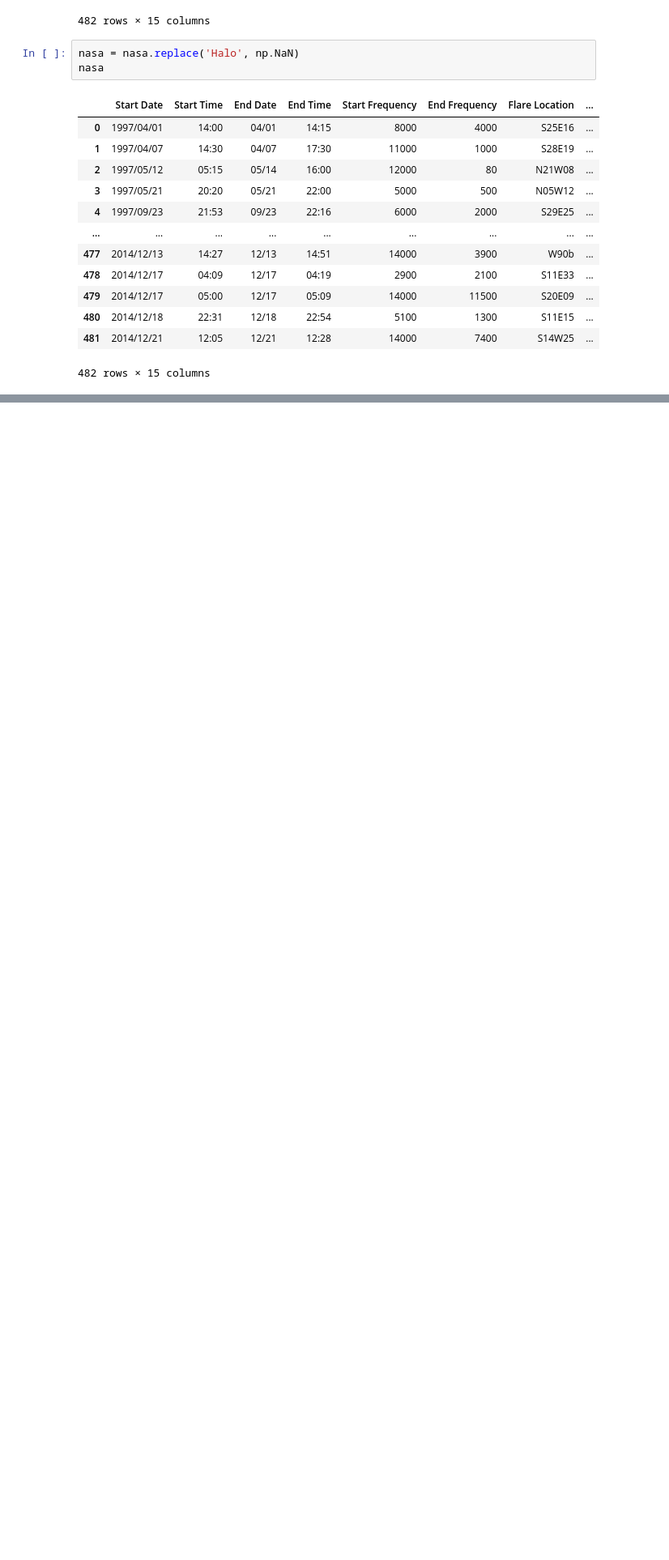
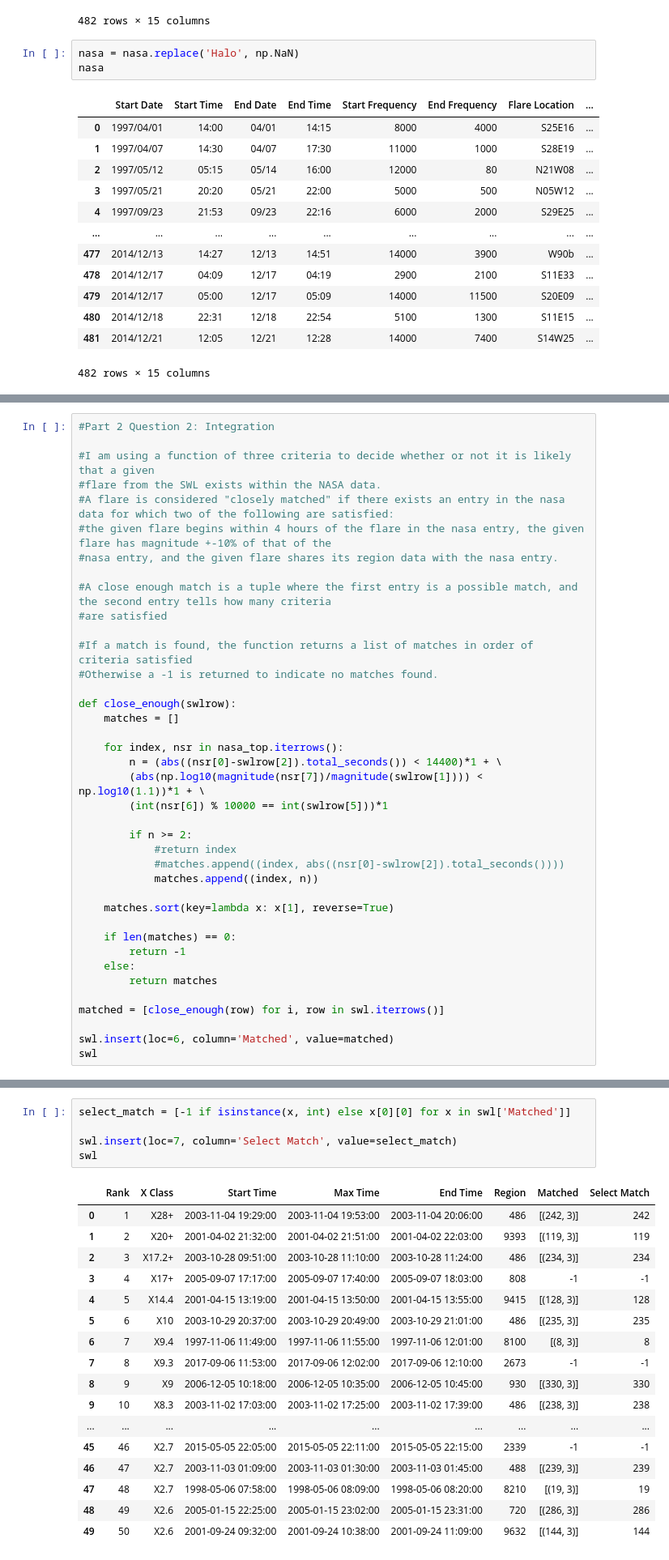
Before and after one commit to acoppens-umd/cmsc320, a Jupyter notebook: Project 1/CMSC320_Project1.ipynb, the cells around one changed output, grey strips where cells are left out. Shown at 81% size. Saved outputs shown, nothing was run; the diff lists cells and outputs as text; blank space fills up the shorter version.

```diff
--- a/Project 1/CMSC320_Project1.ipynb
+++ b/Project 1/CMSC320_Project1.ipynb
@@ -383,0 +481,39 @@ nasa
+# %%
+#Part 2 Question 2: Integration
+
+#I am using a function of three criteria to decide whether or not it is likely that a given
+#flare from the SWL exists within the NASA data.
+#A flare is considered "closely matched" if there exists an entry in the nasa data for which two of the following are satisfied:
+#the given flare begins within 4 hours of the flare in the nasa entry, the given flare has magnitude +-10% of that of the
+#nasa entry, and the given flare shares its region data with the nasa entry.
+
+#A close enough match is a tuple where the first entry is a possible match, and the second entry tells how many criteria
+#are satisfied
+
+#If a match is found, the function returns a list of matches in order of criteria satisfied
+#Otherwise a -1 is returned to indicate no matches found.
+
+def close_enough(swlrow):
+    matches = []
+
+    for index, nsr in nasa_top.iterrows():
+        n = (abs((nsr[0]-swlrow[2]).total_seconds()) < 14400)*1 + \
+        (abs(np.log10(magnitude(nsr[7])/magnitude(swlrow[1]))) < np.log10(1.1))*1 + \
+        (int(nsr[6]) % 10000 == int(swlrow[5]))*1
+
+        if n >= 2:
+            #return index
+            #matches.append((index, abs((nsr[0]-swlrow[2]).total_seconds())))
+            matches.append((index, n))
+
+    matches.sort(key=lambda x: x[1], reverse=True)
+
+    if len(matches) == 0:
+        return -1
+    else:
+        return matches
+
+matched = [close_enough(row) for i, row in swl.iterrows()]
+
+swl.insert(loc=6, column='Matched', value=matched)
+swl
@@ -383,0 +566,23 @@ nasa
+# %%
+select_match = [-1 if isinstance(x, int) else x[0][0] for x in swl['Matched']]
+
+swl.insert(loc=7, column='Select Match', value=select_match)
+swl
+# %% [output]
+|  | Rank | X Class | Start Time | Max Time | End Time | Region | Matched | Select Match |
+| 0 | 1 | X28+ | 2003-11-04 19:29:00 | 2003-11-04 19:53:00 | 2003-11-04 20:06:00 | 486 | [(242, 3)] | 242 |
+| 1 | 2 | X20+ | 2001-04-02 21:32:00 | 2001-04-02 21:51:00 | 2001-04-02 22:03:00 | 9393 | [(119, 3)] | 119 |
+| 2 | 3 | X17.2+ | 2003-10-28 09:51:00 | 2003-10-28 11:10:00 | 2003-10-28 11:24:00 | 486 | [(234, 3)] | 234 |
+| 3 | 4 | X17+ | 2005-09-07 17:17:00 | 2005-09-07 17:40:00 | 2005-09-07 18:03:00 | 808 | -1 | -1 |
+| 4 | 5 | X14.4 | 2001-04-15 13:19:00 | 2001-04-15 13:50:00 | 2001-04-15 13:55:00 | 9415 | [(128, 3)] | 128 |
+| 5 | 6 | X10 | 2003-10-29 20:37:00 | 2003-10-29 20:49:00 | 2003-10-29 21:01:00 | 486 | [(235, 3)] | 235 |
+| 6 | 7 | X9.4 | 1997-11-06 11:49:00 | 1997-11-06 11:55:00 | 1997-11-06 12:01:00 | 8100 | [(8, 3)] | 8 |
+| 7 | 8 | X9.3 | 2017-09-06 11:53:00 | 2017-09-06 12:02:00 | 2017-09-06 12:10:00 | 2673 | -1 | -1 |
+| 8 | 9 | X9 | 2006-12-05 10:18:00 | 2006-12-05 10:35:00 | 2006-12-05 10:45:00 | 930 | [(330, 3)] | 330 |
+| 9 | 10 | X8.3 | 2003-11-02 17:03:00 | 2003-11-02 17:25:00 | 2003-11-02 17:39:00 | 486 | [(238, 3)] | 238 |
+| ... | ... | ... | ... | ... | ... | ... | ... | ... |
+| 45 | 46 | X2.7 | 2015-05-05 22:05:00 | 2015-05-05 22:11:00 | 2015-05-05 22:15:00 | 2339 | -1 | -1 |
+| 46 | 47 | X2.7 | 2003-11-03 01:09:00 | 2003-11-03 01:30:00 | 2003-11-03 01:45:00 | 488 | [(239, 3)] | 239 |
+| 47 | 48 | X2.7 | 1998-05-06 07:58:00 | 1998-05-06 08:09:00 | 1998-05-06 08:20:00 | 8210 | [(19, 3)] | 19 |
+| 48 | 49 | X2.6 | 2005-01-15 22:25:00 | 2005-01-15 23:02:00 | 2005-01-15 23:31:00 | 720 | [(286, 3)] | 286 |
+| 49 | 50 | X2.6 | 2001-09-24 09:32:00 | 2001-09-24 10:38:00 | 2001-09-24 11:09:00 | 9632 | [(144, 3)] | 144 |
```
Also changed, not shown: parts of 26 cells of this notebook.
